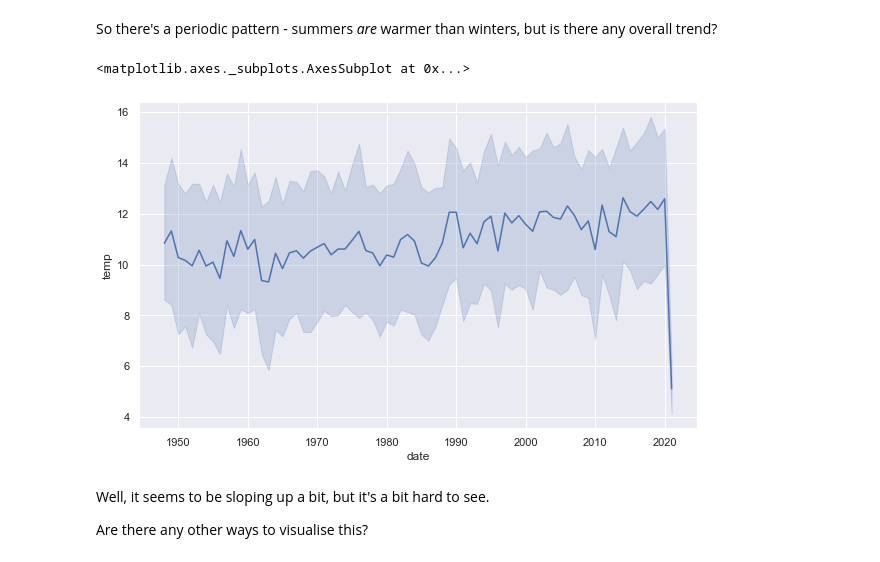
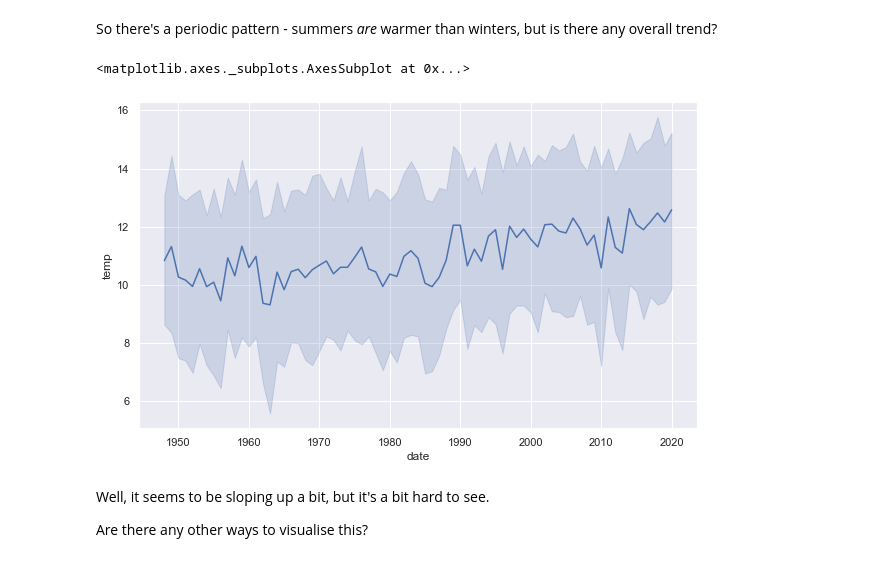
Before and after one commit to milesberry/ds4k12, a Jupyter notebook: osiris.ipynb, the cells around one changed output. Saved outputs shown, nothing was run; the diff lists cells and outputs as text; code cells hidden in the pictures.

```diff
--- a/osiris.ipynb
+++ b/osiris.ipynb
@@ -501,11 +494,12 @@ sns.lineplot(dataset.index.end_time,dataset.temp)
 [figure]
 # %% [markdown]
 So there's a periodic pattern - summers *are* warmer than winters, but is there any overall trend?
-# %%
-sns.lineplot(dataset.index.year,dataset.temp)
-# %% [output]
-<matplotlib.axes._subplots.AxesSubplot at 0x...>
-[figure, removed]
+# %%
+dataset1=dataset[dataset.index<2021]
+sns.lineplot(dataset1.index.year,dataset1.temp)
+# %% [output]
+<matplotlib.axes._subplots.AxesSubplot at 0x...>
+[figure, added]
 # %% [markdown]
 Well, it seems to be sloping up a bit, but it's a bit hard to see.
 
```
Also changed, not shown: parts of 15 cells of this notebook.
